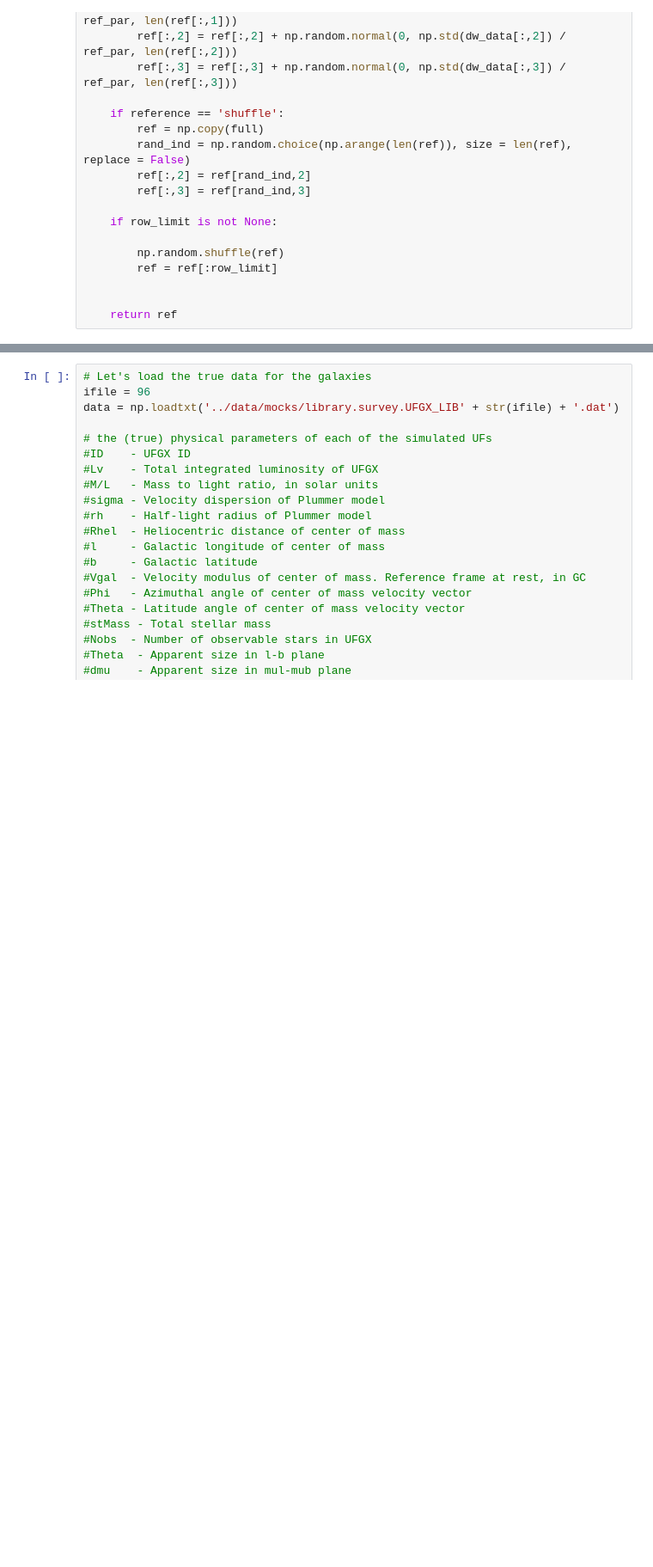
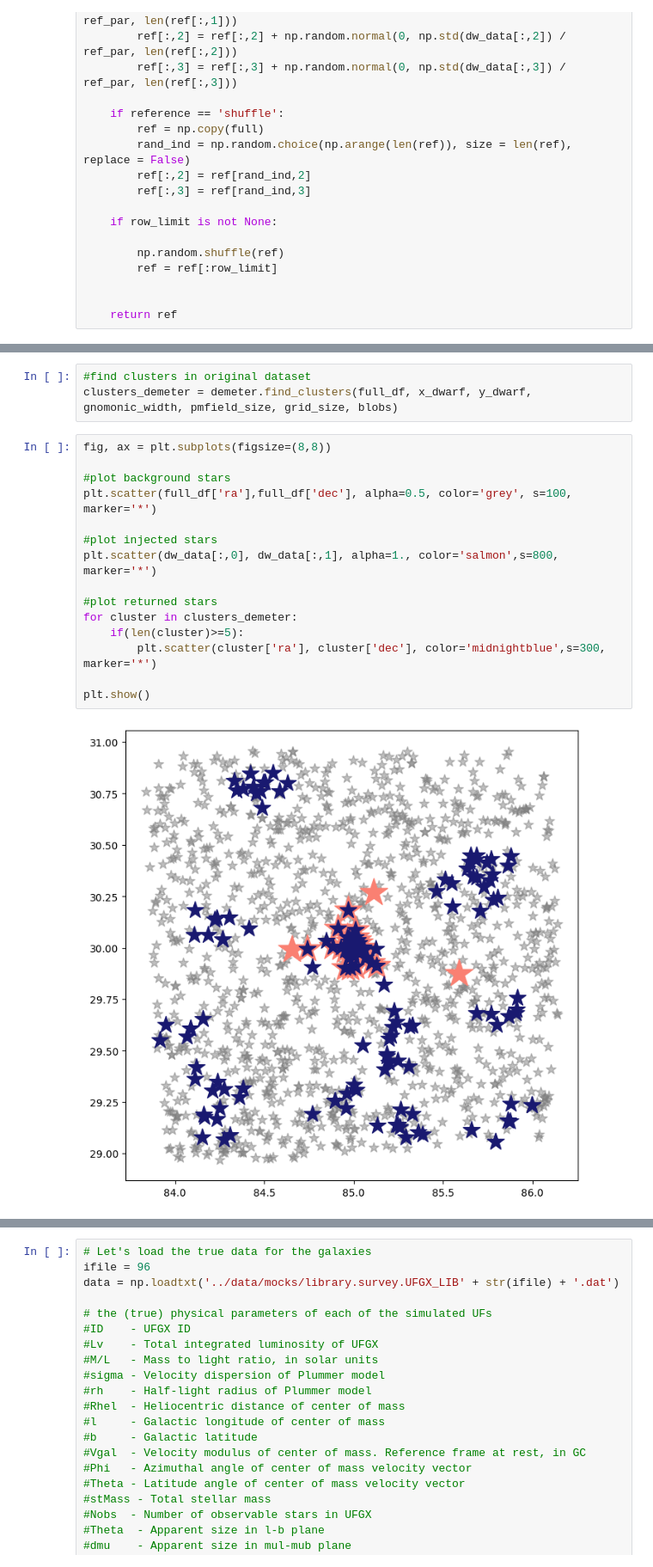
Before and after one commit to Martindelosrios/dwarf, a Jupyter notebook: codes/IndAnalysis.ipynb, the cells around one changed output, grey strips where cells are left out. Shown at 86% size. Cells and saved outputs as stored; diff of their text form; blank space fills up the shorter version.

```diff
--- a/codes/IndAnalysis.ipynb
+++ b/codes/IndAnalysis.ipynb
@@ -371,0 +680,20 @@ def GetRef(glon_center, glat_center, row_limit = None, size = 2,
+# %%
+#find clusters in original dataset
+clusters_demeter = demeter.find_clusters(full_df, x_dwarf, y_dwarf, gnomonic_width, pmfield_size, grid_size, blobs)
+# %%
+fig, ax = plt.subplots(figsize=(8,8))
+
+#plot background stars
+plt.scatter(full_df['ra'],full_df['dec'], alpha=0.5, color='grey', s=100, marker='*')
+
+#plot injected stars
+plt.scatter(dw_data[:,0], dw_data[:,1], alpha=1., color='salmon',s=800, marker='*')
+
+#plot returned stars
+for cluster in clusters_demeter:
+    if(len(cluster)>=5):
+        plt.scatter(cluster['ra'], cluster['dec'], color='midnightblue',s=300, marker='*')
+
+plt.show()
+# %% [output]
+[figure, added]
```
Also changed, not shown: parts of 28 cells of this notebook.
